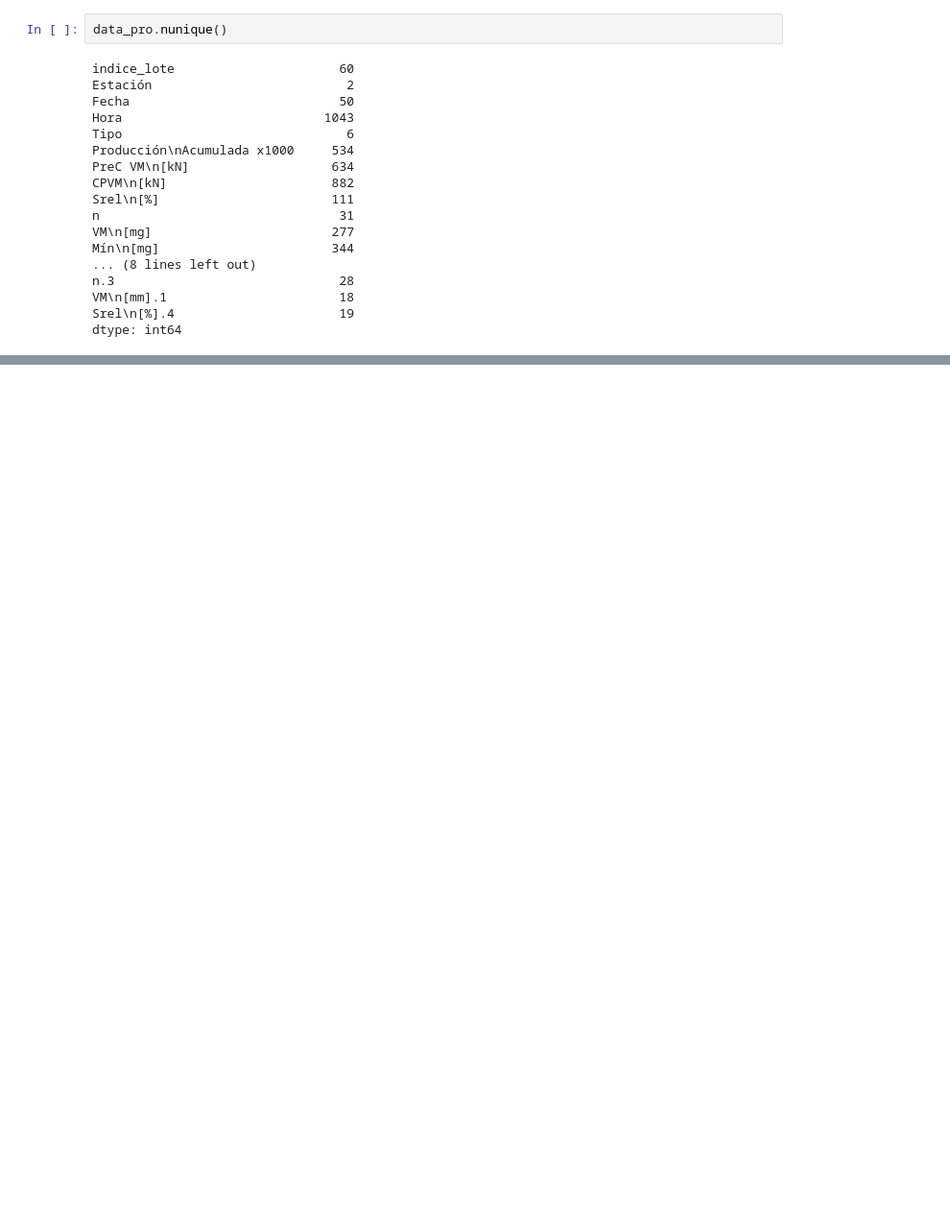
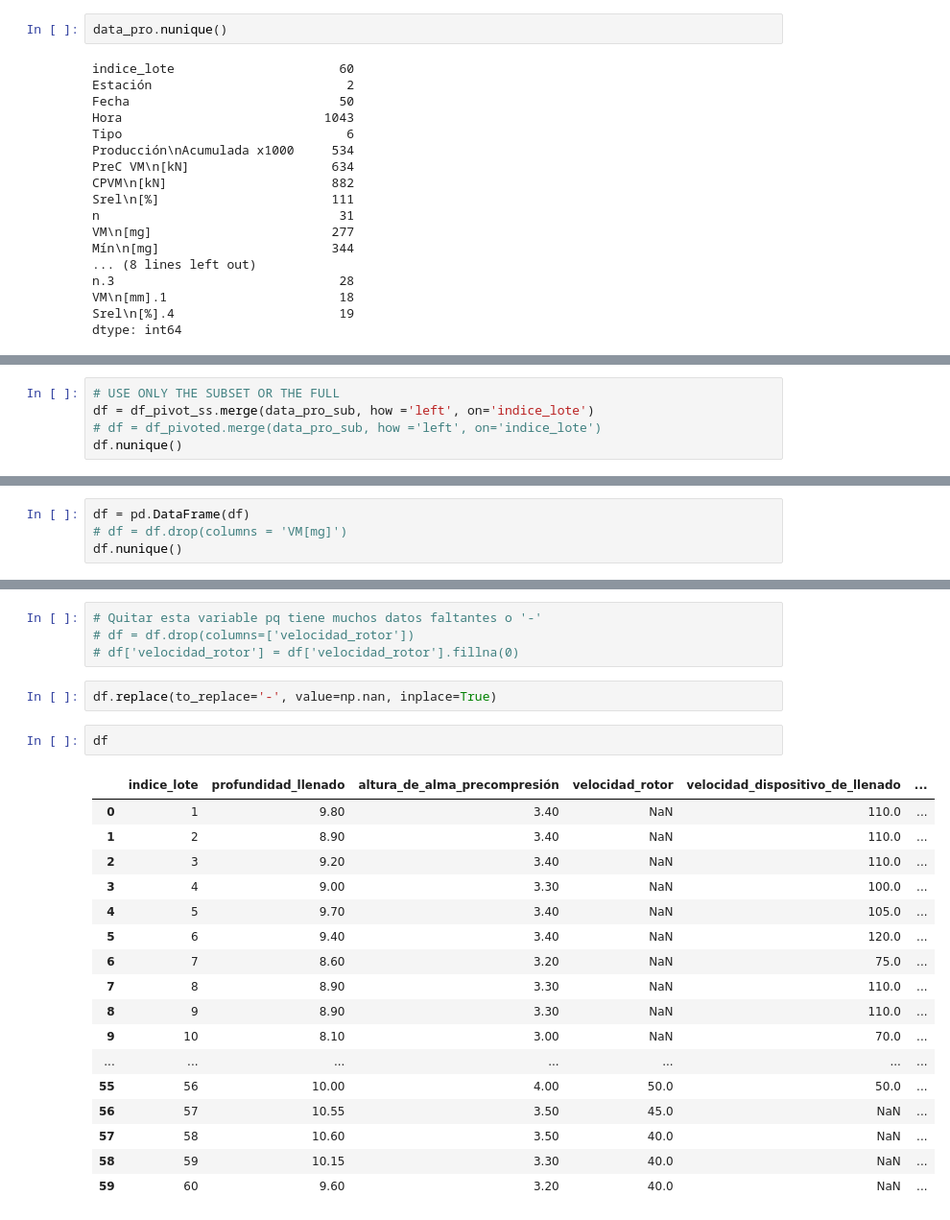
Before and after one commit to melmramxs/MA2003B, a Jupyter notebook: Limpieza.ipynb, the cells around one changed output, grey strips where cells are left out. Shown at 96% size. Saved outputs shown, nothing was run; the diff lists cells and outputs as text; blank space fills up the shorter version.

```diff
--- a/Limpieza.ipynb
+++ b/Limpieza.ipynb
@@ -156,0 +202,5 @@ data_pro.groupby('indice_lote')[['PreC VM[kN]', 'CPVM[kN]']].mean()
+# %%
+# USE ONLY THE SUBSET OR THE FULL
+df = df_pivot_ss.merge(data_pro_sub, how ='left', on='indice_lote')
+# df = df_pivoted.merge(data_pro_sub, how ='left', on='indice_lote')
+df.nunique()
@@ -156,0 +228,4 @@ data_pro.groupby('indice_lote')[['PreC VM[kN]', 'CPVM[kN]']].mean()
+# %%
+df = pd.DataFrame(df)
+# df = df.drop(columns = 'VM[mg]')
+df.nunique()
@@ -156,0 +247,26 @@ data_pro.groupby('indice_lote')[['PreC VM[kN]', 'CPVM[kN]']].mean()
+# %%
+# Quitar esta variable pq tiene muchos datos faltantes o '-'
+# df = df.drop(columns=['velocidad_rotor'])
+# df['velocidad_rotor'] = df['velocidad_rotor'].fillna(0)
+# %%
+df.replace(to_replace='-', value=np.nan, inplace=True)
+# %%
+df
+# %% [output]
+|  | indice_lote | profundidad_llenado | altura_de_alma_precompresión | velocidad_rotor | velocidad_dispositivo_de_llenado | ... |
+| 0 | 1 | 9.80 | 3.40 | NaN | 110.0 | ... |
+| 1 | 2 | 8.90 | 3.40 | NaN | 110.0 | ... |
+| 2 | 3 | 9.20 | 3.40 | NaN | 110.0 | ... |
+| 3 | 4 | 9.00 | 3.30 | NaN | 100.0 | ... |
+| 4 | 5 | 9.70 | 3.40 | NaN | 105.0 | ... |
+| 5 | 6 | 9.40 | 3.40 | NaN | 120.0 | ... |
+| 6 | 7 | 8.60 | 3.20 | NaN | 75.0 | ... |
+| 7 | 8 | 8.90 | 3.30 | NaN | 110.0 | ... |
+| 8 | 9 | 8.90 | 3.30 | NaN | 110.0 | ... |
+| 9 | 10 | 8.10 | 3.00 | NaN | 70.0 | ... |
+| ... | ... | ... | ... | ... | ... | ... |
+| 55 | 56 | 10.00 | 4.00 | 50.0 | 50.0 | ... |
+| 56 | 57 | 10.55 | 3.50 | 45.0 | NaN | ... |
+| 57 | 58 | 10.60 | 3.50 | 40.0 | NaN | ... |
+| 58 | 59 | 10.15 | 3.30 | 40.0 | NaN | ... |
+| 59 | 60 | 9.60 | 3.20 | 40.0 | NaN | ... |
```
Also changed, not shown: parts of 34 cells of this notebook.
